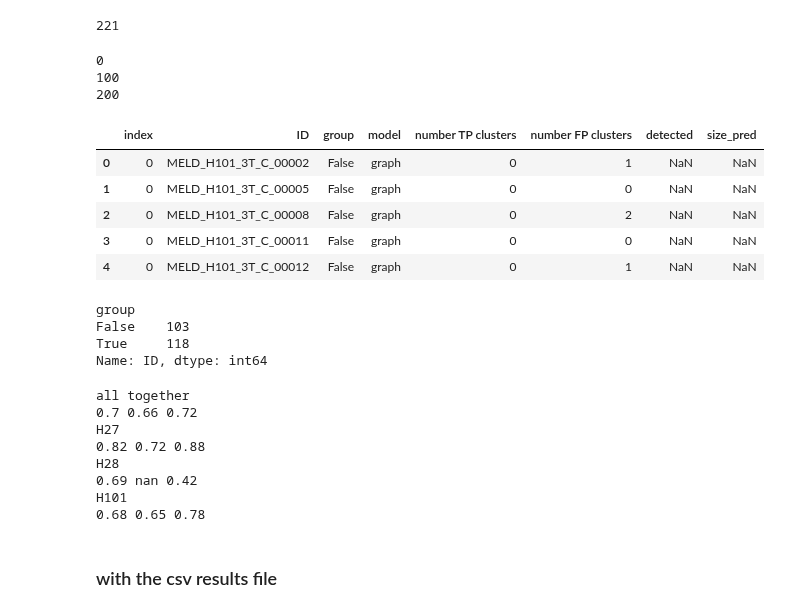
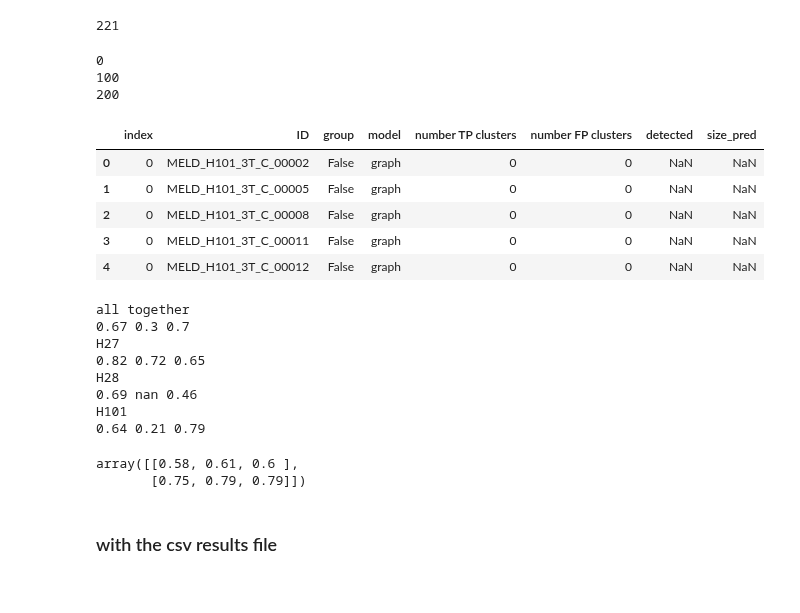
Before and after one commit to MELDProject/meld_graph, a Jupyter notebook: notebooks/compare_results_MLP.ipynb, the cells around one changed output. Cells and saved outputs as stored; diff of their text form; code cells hidden in the pictures.

Commit message:
updating with functions and added bootstrapping

```diff
--- a/notebooks/compare_results_MLP.ipynb
+++ b/notebooks/compare_results_MLP.ipynb
@@ -20,4 +20,7 @@ from meld_graph.evaluation import load_prediction
 from meld_graph import experiment
 # %% [markdown]
 ### load per-vertex results
+# %%
+#dataset one of ['test','indi_test']
+dataset = 'test'
 # %%
@@ -51,16 +47,26 @@ print(len(subjects))
+# %%
+cohort, subjects =  load_cohort_mlp(dataset)
+refh27h28 = '/rds/project/kw350/rds-kw350-meld/experiments/co-ripa1/predict_NewSiteH27H28_21-09-20/fold_all/results'
+refh101 = '/rds/project/kw350/rds-kw350-meld/experiments/co-ripa1/predict_NewSiteH101_22-08-19/results'
+ref = '/rds/project/kw350/rds-kw350-meld/experiments/co-ripa1/iteration_21-09-15/ensemble_21-09-15/fold_all/results'
 # %%
+#load the predictions
 df_old=pd.DataFrame()
 subjects_dictionary={}
+#values becomes each row of the dataframe
 values={}
 for si,subj in enumerate(subjects):
     if si%100==0:
         print(si)
     values['ID']=subj
+    #load the subject
     s = MeldSubject(subj,cohort=cohort)
+    #add the group
     values['group']= True if s.group=='patient' else False
     labels_hemis = {}
     dists={}
     labels = np.zeros(len(cohort.cortex_label)*2)
+    #load the borderzone
     for hemi in ['lh','rh']:
         dists[hemi], labels_hemis[hemi] = s.load_feature_lesion_data(
                     features=['.on_lh.boundary_zone.mgh'], hemi=hemi, features_to_ignore=[]
@@ -84,7 +90,12 @@ for si,subj in enumerate(subjects):
     #add detection with borderzone
     if labels.sum()>0:
         values['detected'] = np.logical_and(result_old, borderzones).any()
-        values['number TP clusters'] = len(set(result_old[borderzones.astype('bool')]))-1
+        # add number of TP clusters - number of clusters that are in the borderzone
+        clusters_in_borderzone = set(result_old[borderzones.astype('bool')])
+        #remove the 0 cluster
+        if 0 in clusters_in_borderzone:
+            clusters_in_borderzone.remove(0)
+        values['number TP clusters'] = len(clusters_in_borderzone)
         values['size_pred'] = len(result_old[borderzones.astype('bool')])
     else:
         values['number TP clusters'] = 0
@@ -164 +170,9 @@ cohort= MeldCohort(hdf5_file_root='{site_code}_{group}_featurematrix_combat_6_ke
+# %%
+#  #for test dataset
+dataset = 'test'
+model = '23-10-30_FOPF_dcop'
+#model='23-10-30_MSBS_dcop_with_combat'
+# # model ='24-01-04_best_dcop_with_combat'
+
+cohort, subjects, pred_file = load_cohort_graph(dataset,model)
 # %%
@@ -185,77 +198,73 @@ for si,subj in enumerate(subjects):
     for hemi in ['lh','rh']:
         dists[hemi], labels_hemis[hemi] = s.load_feature_lesion_data(
                     features=['.on_lh.boundary_zone.mgh'], hemi=hemi, features_to_ignore=[]
                 )
         if np.sum(dists[hemi])==0:
             dists[hemi] +=200
     labels = np.hstack([labels_hemis['lh'][cohort.cortex_mask],labels_hemis['rh'][cohort.cortex_mask]])
     borderzones = np.vstack([dists['lh'][cohort.cortex_mask,:],dists['rh'][cohort.cortex_mask,:]]).ravel()<20
     #load pred from graph classifier
 
     result_hemis = load_prediction(subj,pred_file, dset='prediction_clustered')
     result = np.hstack([result_hemis['lh'],result_hemis['rh']])
     values['model']='graph'
 
     #add detection with borderzone
     if labels.sum()>0:
         values['detected'] = np.logical_and(result, borderzones).any()
-        values['number TP clusters'] = len(set(result[borderzones.astype('bool')]))-1
+        clusters_in_borderzone = set(result[borderzones.astype('bool')])
+        #remove the 0 cluster
+        if 0 in clusters_in_borderzone:
+            clusters_in_borderzone.remove(0)
+        values['number TP clusters'] = len(clusters_in_borderzone)
         values['size_pred'] = len(result[borderzones.astype('bool')])
     else:
         values['number TP clusters'] = 0
     # add number of FP clusters : total clusters - TP clusters
     values['number FP clusters']=len(set(result_hemis['lh']))+len(set(result_hemis['rh']))-2-values['number TP clusters']
     df=pd.concat([df,pd.DataFrame([values])])
 df = df.reset_index()
 df.head()
 # %% [output]
 0
 100
 200
 |  | index | ID | group | model | number TP clusters | number FP clusters | detected | size_pred |
-| 0 | 0 | MELD_H101_3T_C_00002 | False | graph | 0 | 1 | NaN | NaN |
+| 0 | 0 | MELD_H101_3T_C_00002 | False | graph | 0 | 0 | NaN | NaN |
 | 1 | 0 | MELD_H101_3T_C_00005 | False | graph | 0 | 0 | NaN | NaN |
-| 2 | 0 | MELD_H101_3T_C_00008 | False | graph | 0 | 2 | NaN | NaN |
+| 2 | 0 | MELD_H101_3T_C_00008 | False | graph | 0 | 0 | NaN | NaN |
 | 3 | 0 | MELD_H101_3T_C_00011 | False | graph | 0 | 0 | NaN | NaN |
-| 4 | 0 | MELD_H101_3T_C_00012 | False | graph | 0 | 1 | NaN | NaN |
+| 4 | 0 | MELD_H101_3T_C_00012 | False | graph | 0 | 0 | NaN | NaN |
-# %%
-df.groupby('group')['ID'].count()
-# %% [output]
-group
-False    103
-True     118
-Name: ID, dtype: int64
 # %%
 print('all together')
 dfsub = df.copy()
-sensitivity = np.mean(dfsub['detected'][dfsub['group']])
-specificity = (dfsub['number FP clusters'][dfsub['group']==0]>0).mean()
-total_detected = np.sum(dfsub['number TP clusters'][dfsub['group']])
-total_predicted = np.sum(dfsub['number FP clusters'][dfsub['group']])
-ppv = total_detected / (total_predicted + total_detected)
+sensitivity, specificity, ppv = df_stats(dfsub)
+
 print(np.round(sensitivity,2),np.round(1-specificity,2),np.round(ppv,2))
 
 try:
     for site in ['H27', 'H28', 'H101']:
         print(site)
         dfsub = df[df['ID'].str.contains(site)]
-        sensitivity = np.mean(dfsub['detected'][dfsub['group']])
-        specificity = (dfsub['number FP clusters'][dfsub['group']==0]>0).mean()
-        total_detected = np.sum(dfsub['number TP clusters'][dfsub['group']])
-        total_predicted = np.sum(dfsub['number FP clusters'][dfsub['group']])
-        ppv = total_detected / (total_predicted + total_detected)
+        sensitivity, specificity, ppv = df_stats(dfsub)
         print(np.round(sensitivity,2),np.round(1-specificity,2),np.round(ppv,2))
 except:
     pass
 # %% [output]
 all together
-0.7 0.66 0.72
+0.67 0.3 0.7
 H27
-0.82 0.72 0.88
+0.82 0.72 0.65
 H28
-0.69 nan 0.42
+0.69 nan 0.46
 H101
-0.68 0.65 0.78
+0.64 0.21 0.79
+# %%
+dfsub = df.copy()
+bootstrap_CI(dfsub)
+# %% [output]
+array([[0.58, 0.61, 0.6 ],
+       [0.75, 0.79, 0.79]])
 # %% [markdown]
 ### with the csv results file
 # %%
```
Also changed, not shown: parts of 7 cells of this notebook.
